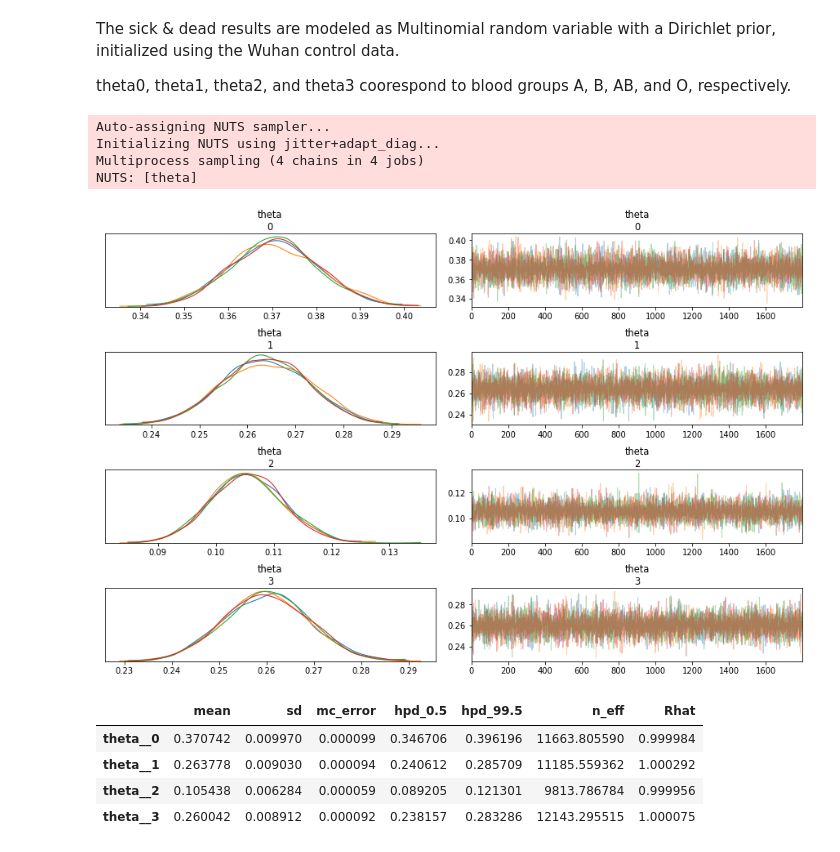
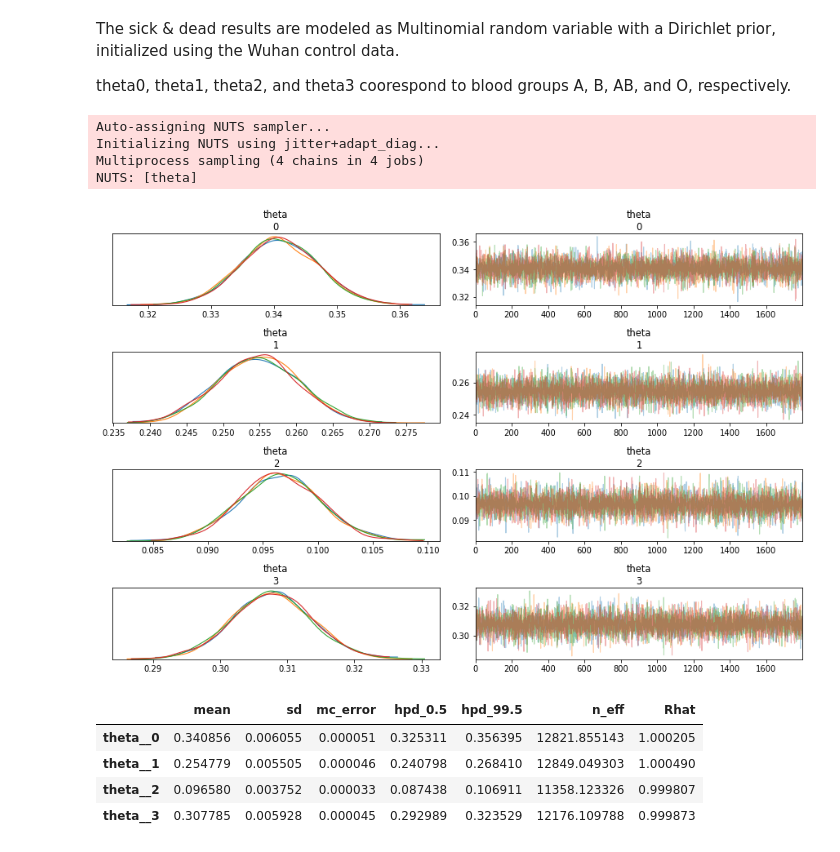
Before and after one commit to alreich/ipython-notebooks, a Jupyter notebook: covid19_and_blood_type.ipynb, the cells around one changed output. Cells and saved outputs as stored; diff of their text form; code cells hidden in the pictures.

Commit message:
Changed Dirichlet initial parameters

```diff
--- a/covid19_and_blood_type.ipynb
+++ b/covid19_and_blood_type.ipynb
@@ -72,27 +74,24 @@ The sick & dead results are modeled as Multinomial random variable with a Dirich
 theta0, theta1, theta2, and theta3 coorespond to blood groups A, B, AB, and O, respectively.
 # %%
 with pm.Model() as mod:
-    theta = pm.Dirichlet('theta', a=wuhan_controls_dist)
+    theta = pm.Dirichlet('theta', a=wuhan_controls)
     post = pm.Multinomial('Posterior', n=sick_or_dead.sum(), p=theta, observed=sick_or_dead)
     trace = pm.sample(2000, tune=10000)
-
-    burnin = 200
-    chain = trace[burnin:]
-    pm.traceplot(chain, lines={'theta':theta})
+    pm.traceplot(trace[200:], lines={'theta':theta})
 # %% [output]
 Auto-assigning NUTS sampler...
 Initializing NUTS using jitter+adapt_diag...
 Multiprocess sampling (4 chains in 4 jobs)
 NUTS: [theta]
-[figure, old version]
+[figure, new version]
 # %%
 pm.summary(trace, alpha=0.01)
 # %% [output]
 |  | mean | sd | mc_error | hpd_0.5 | hpd_99.5 | n_eff | Rhat |
-| theta__0 | 0.370742 | 0.009970 | 0.000099 | 0.346706 | 0.396196 | 11663.805590 | 0.999984 |
-| theta__1 | 0.263778 | 0.009030 | 0.000094 | 0.240612 | 0.285709 | 11185.559362 | 1.000292 |
-| theta__2 | 0.105438 | 0.006284 | 0.000059 | 0.089205 | 0.121301 | 9813.786784 | 0.999956 |
-| theta__3 | 0.260042 | 0.008912 | 0.000092 | 0.238157 | 0.283286 | 12143.295515 | 1.000075 |
+| theta__0 | 0.340856 | 0.006055 | 0.000051 | 0.325311 | 0.356395 | 12821.855143 | 1.000205 |
+| theta__1 | 0.254779 | 0.005505 | 0.000046 | 0.240798 | 0.268410 | 12849.049303 | 1.000490 |
+| theta__2 | 0.096580 | 0.003752 | 0.000033 | 0.087438 | 0.106911 | 11358.123326 | 0.999807 |
+| theta__3 | 0.307785 | 0.005928 | 0.000045 | 0.292989 | 0.323529 | 12176.109788 | 0.999873 |
 # %%
 _, axes = plt.subplots(nrows=2, ncols=2, figsize=(12,8), constrained_layout=True)
 _ = pm.plot_posterior(trace, credible_interval=0.99, ax=axes)
```
Also changed, not shown: parts of 4 cells of this notebook.
